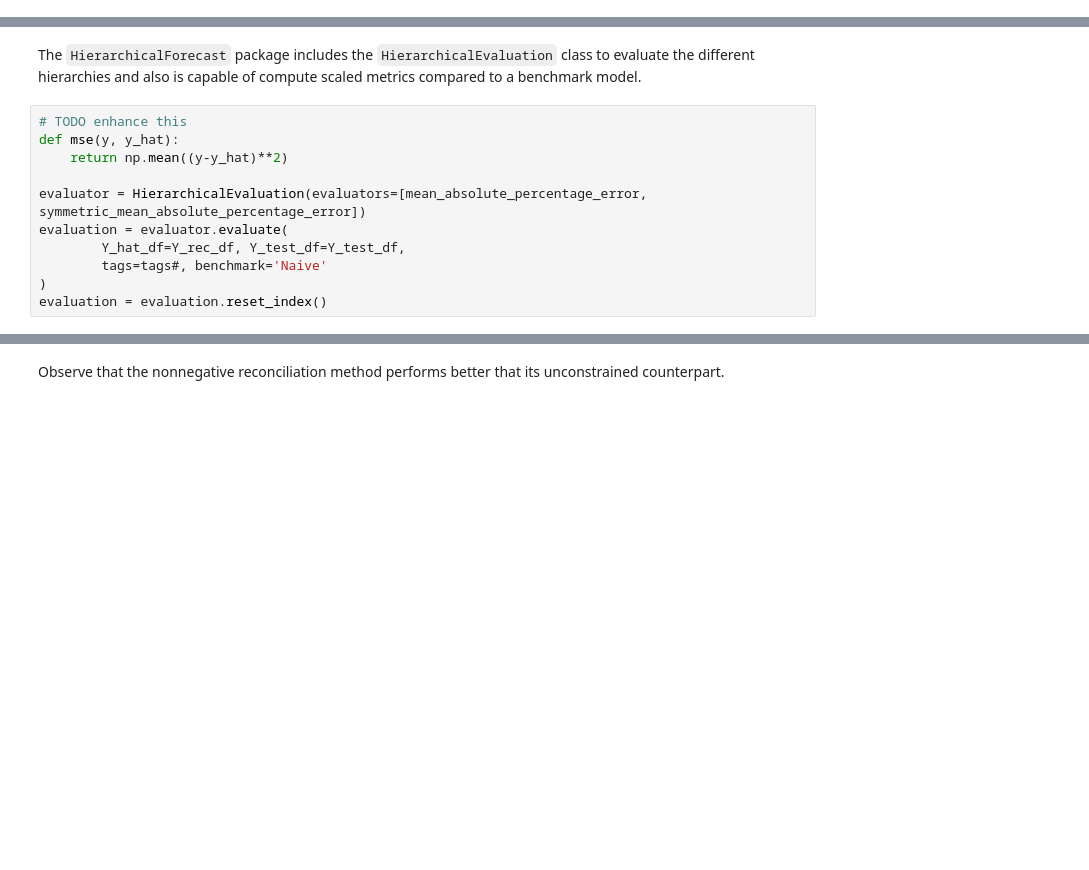
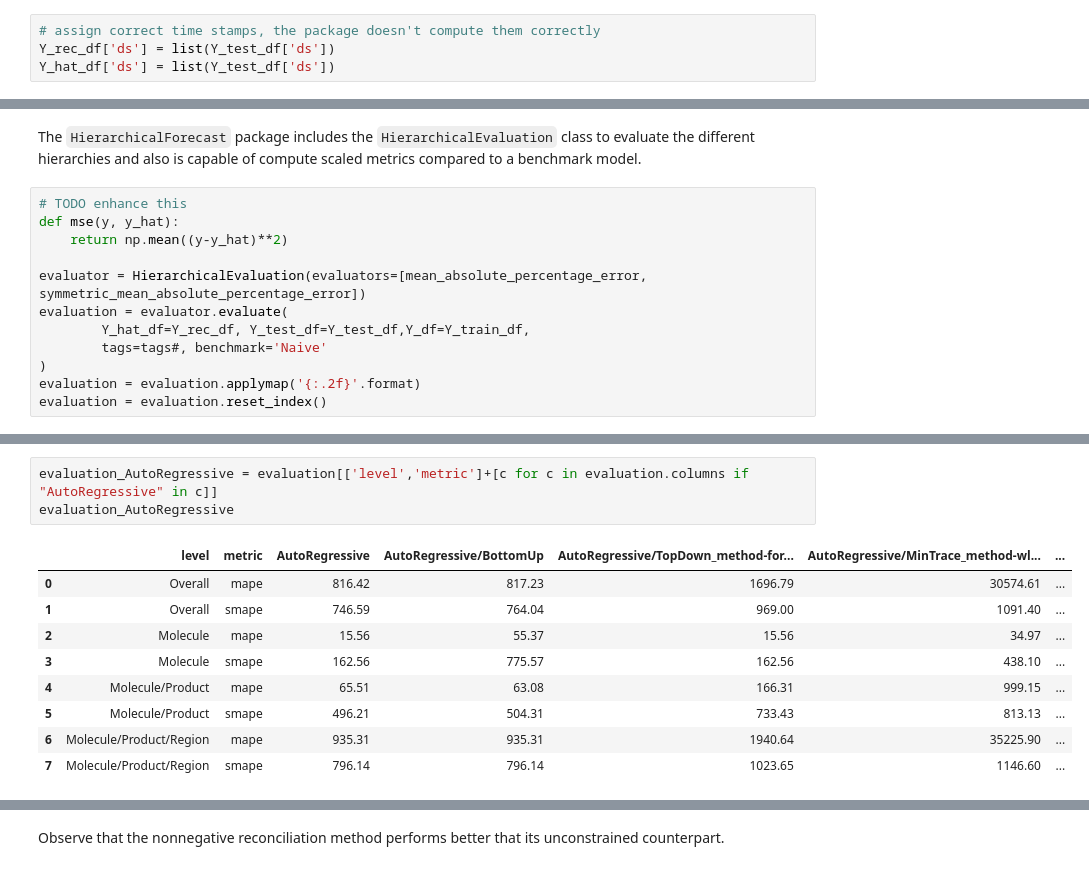
Before and after one commit to ariellubonja/hierarchical-time-series, a Jupyter notebook: hierarchical_ts_testing.ipynb, the cells around one changed output, grey strips where cells are left out. Saved outputs shown, nothing was run; the diff lists cells and outputs as text; blank space fills up the shorter version.

```diff
--- a/hierarchical_ts_testing.ipynb
+++ b/hierarchical_ts_testing.ipynb
@@ -448,3 +446,7 @@ Observe that the nonnegative reconciliation method obtains nonnegative forecasts
+# %%
+# assign correct time stamps, the package doesn't compute them correctly
+Y_rec_df['ds'] = list(Y_test_df['ds'])
+Y_hat_df['ds'] = list(Y_test_df['ds'])
 # %% [markdown]
 ## 4. Evaluation
 # %% [markdown]
@@ -456,7 +458,8 @@ def mse(y, y_hat):
 
 evaluator = HierarchicalEvaluation(evaluators=[mean_absolute_percentage_error, symmetric_mean_absolute_percentage_error])
 evaluation = evaluator.evaluate(
-        Y_hat_df=Y_rec_df, Y_test_df=Y_test_df,
+        Y_hat_df=Y_rec_df, Y_test_df=Y_test_df,Y_df=Y_train_df,
         tags=tags#, benchmark='Naive'
 )
+evaluation = evaluation.applymap('{:.2f}'.format)
 evaluation = evaluation.reset_index()
@@ -480,0 +494,13 @@ evaluation_ETS
+# %%
+evaluation_AutoRegressive = evaluation[['level','metric']+[c for c in evaluation.columns if "AutoRegressive" in c]]
+evaluation_AutoRegressive
+# %% [output]
+|  | level | metric | AutoRegressive | AutoRegressive/BottomUp | AutoRegressive/TopDown_method-for... | AutoRegressive/MinTrace_method-wl... | ... |
+| 0 | Overall | mape | 816.42 | 817.23 | 1696.79 | 30574.61 | ... |
+| 1 | Overall | smape | 746.59 | 764.04 | 969.00 | 1091.40 | ... |
+| 2 | Molecule | mape | 15.56 | 55.37 | 15.56 | 34.97 | ... |
+| 3 | Molecule | smape | 162.56 | 775.57 | 162.56 | 438.10 | ... |
+| 4 | Molecule/Product | mape | 65.51 | 63.08 | 166.31 | 999.15 | ... |
+| 5 | Molecule/Product | smape | 496.21 | 504.31 | 733.43 | 813.13 | ... |
+| 6 | Molecule/Product/Region | mape | 935.31 | 935.31 | 1940.64 | 35225.90 | ... |
+| 7 | Molecule/Product/Region | smape | 796.14 | 796.14 | 1023.65 | 1146.60 | ... |
```
Also changed, not shown: parts of 39 cells of this notebook.
